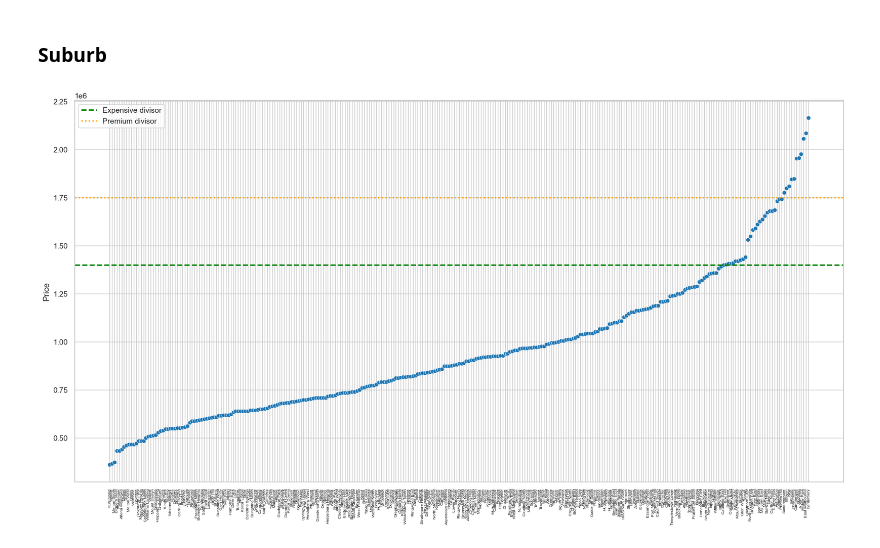
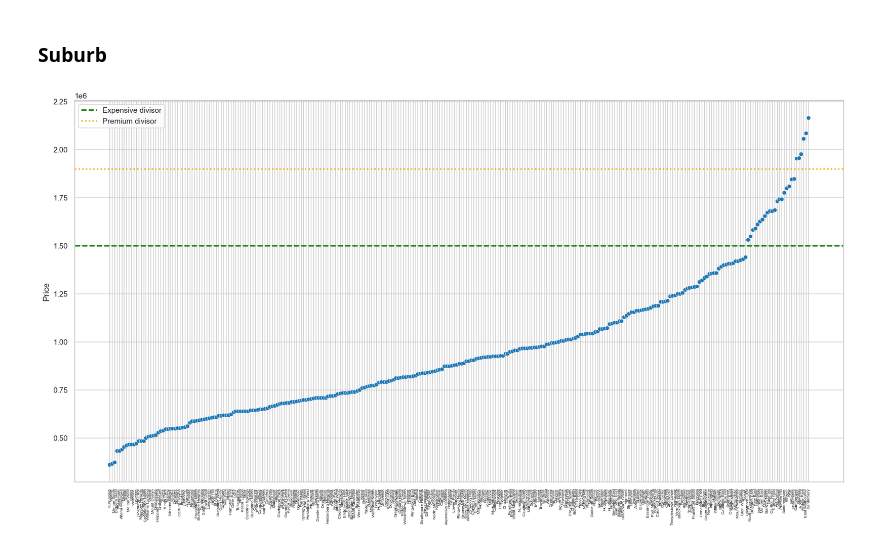
Before and after one commit to nil-andreu/machine-learning-posgrade, a Jupyter notebook: Project 2: Housing Price Prediction/House Pred.ipynb, the cells around one changed output. Drawn from its saved outputs; the diff is of its cells as text; code cells hidden in the pictures.

```diff
--- a/Project 2: Housing Price Prediction/House Pred.ipynb
+++ b/Project 2: Housing Price Prediction/House Pred.ipynb
@@ -882,8 +884,8 @@ def classify_category(
         output_column_name
     ] = 0
 
-    # And in the case some of it has not been classified: -1 as we consider them less than normal
-    df[output_column_name].fillna(-1, inplace=True)
+    # And in the case some of it has not been classified: 0 as we consider them less than normal
+    df[output_column_name].fillna(0, inplace=True)
 
     return df
 # %% [markdown]
@@ -927,14 +929,19 @@ test_set_processed = classify_category(
     premium_threshold=2e6,
     expensive_threshold=1.5e6,
 )
+# %%
+# And remove the SellerG that will no longer be used
+train_set_processed.drop(['SellerG'], axis=1, inplace=True)
+valid_set_processed.drop(['SellerG'], axis=1, inplace=True)
+test_set_processed.drop(['SellerG'], axis=1, inplace=True)
 # %% [markdown]
 ### Suburb
 # %%
 suburb_pricing, _ = plot_distribution_grouped_field(
     train_set_processed,
     field='Suburb',
-    expensive_divisor=1.4e6,
-    premium_divisor=1.75e6
+    expensive_divisor=1.5e6,
+    premium_divisor=1.9e6
 )
 # %% [output]
-[figure, old version]
+[figure, new version]
```
Also changed, not shown: parts of 11 cells of this notebook.
